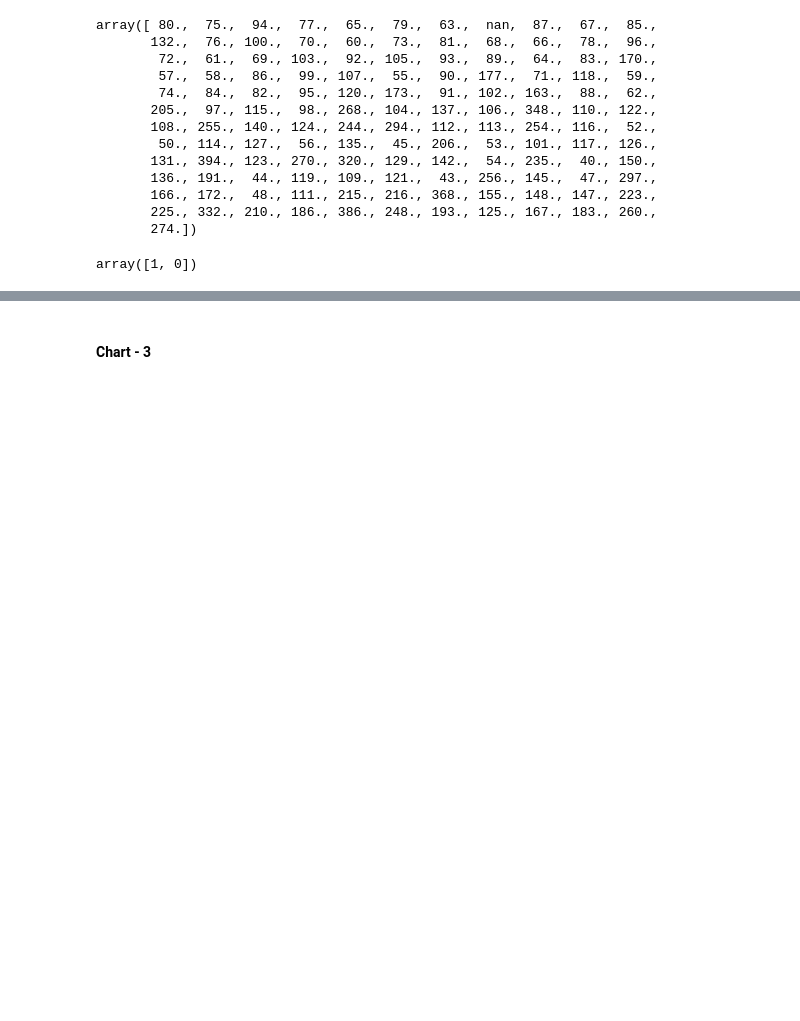
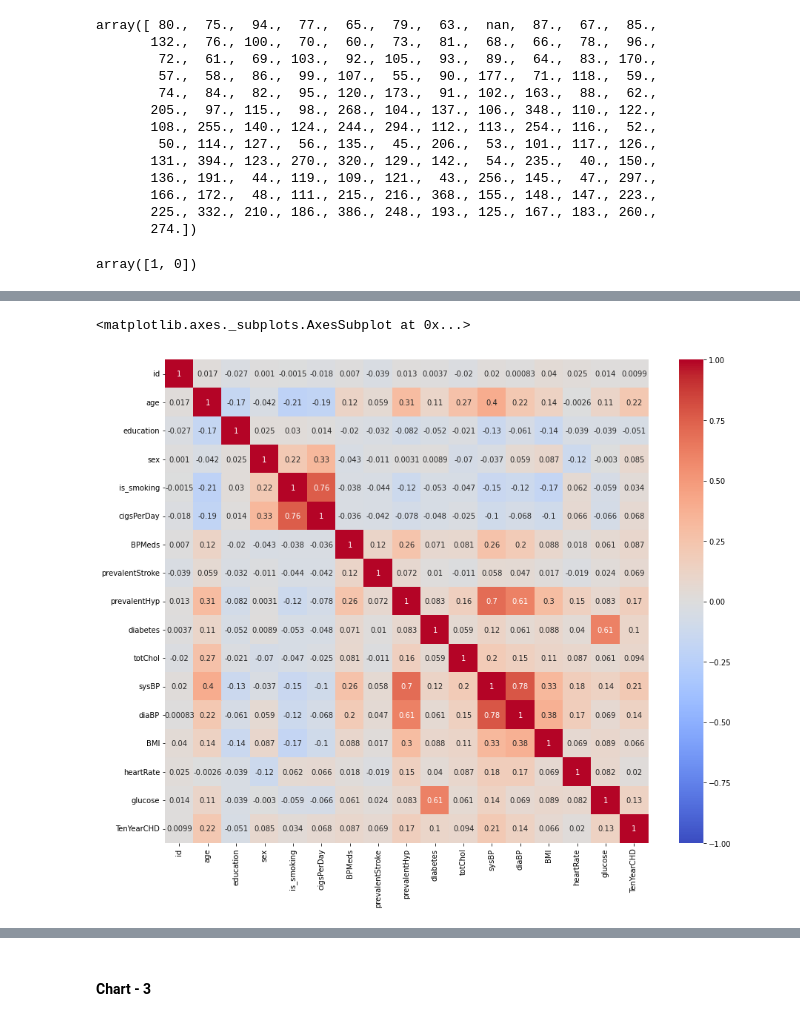
Before and after one commit to Jaypardeshii/Cardiovascular-Risk-Prediction, a Jupyter notebook: Cardiovascular_Risk_Prediction.ipynb, the cells around one changed output, grey strips where cells are left out. Drawn from its saved outputs; the diff is of its cells as text; code cells hidden in the pictures; blank space fills up the shorter version.

```diff
--- a/Cardiovascular_Risk_Prediction.ipynb
+++ b/Cardiovascular_Risk_Prediction.ipynb
@@ -419,0 +443,6 @@ Answer Here
+# %%
+plt.figure(figsize=(15,12))
+sns.heatmap(df_copy.corr('pearson'),vmin=-1, vmax=1,cmap='coolwarm',annot=True, square=True)
+# %% [output]
+<matplotlib.axes._subplots.AxesSubplot at 0x...>
+[figure, added]
```
Also changed, not shown: parts of 44 cells of this notebook.
